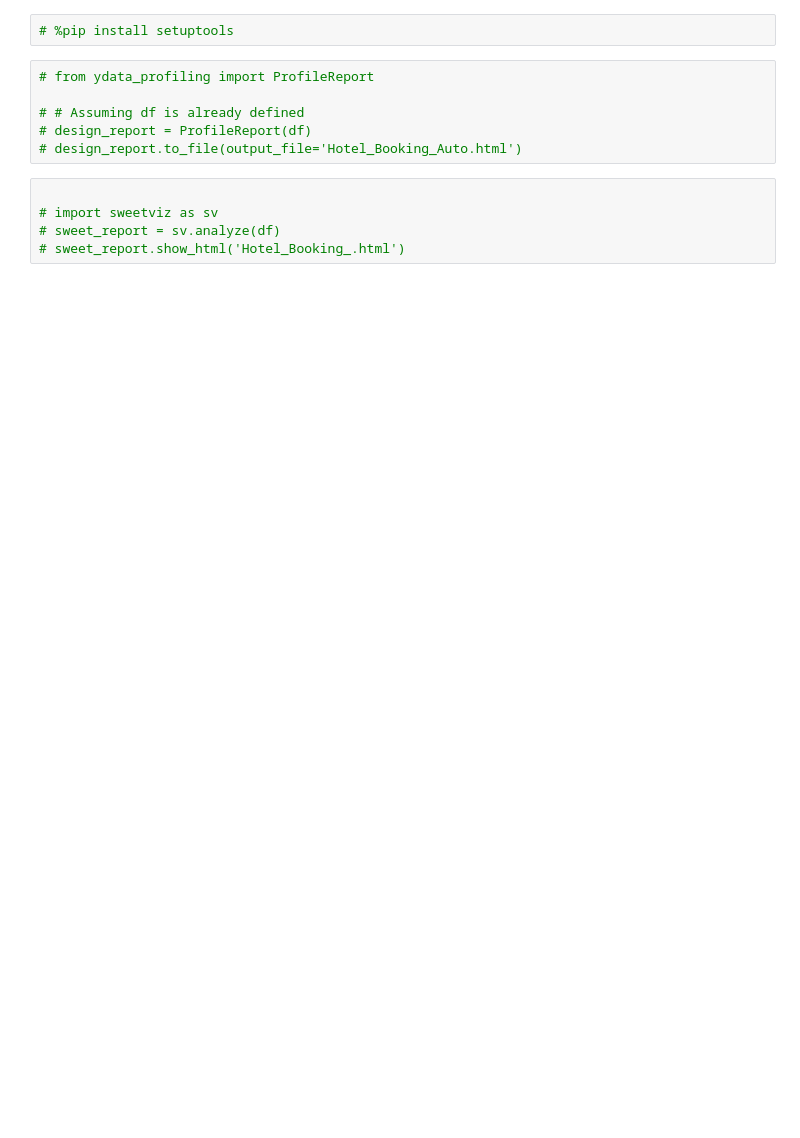
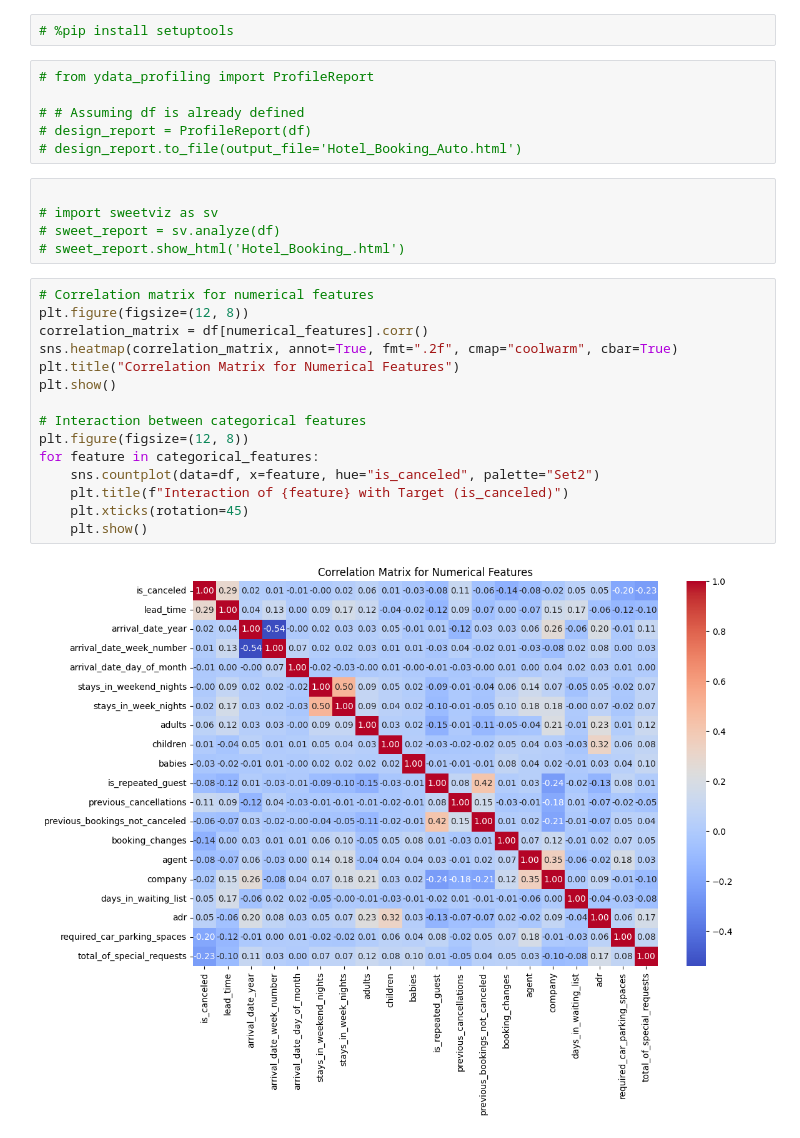
Before and after one commit to EitanKatz1/Hotel_bookin_demand, a Jupyter notebook: Hotel_bookin_demand_EDA.ipynb, the cells around one changed output. Cells and saved outputs as stored; diff of their text form; blank space fills up the shorter version.

```diff
--- a/Hotel_bookin_demand_EDA.ipynb
+++ b/Hotel_bookin_demand_EDA.ipynb
@@ -142,3 +142,20 @@ plt.show()
 # import sweetviz as sv
 # sweet_report = sv.analyze(df)
 # sweet_report.show_html('Hotel_Booking_.html')
+# %%
+# Correlation matrix for numerical features
+plt.figure(figsize=(12, 8))
+correlation_matrix = df[numerical_features].corr()
+sns.heatmap(correlation_matrix, annot=True, fmt=".2f", cmap="coolwarm", cbar=True)
+plt.title("Correlation Matrix for Numerical Features")
+plt.show()
+
+# Interaction between categorical features
+plt.figure(figsize=(12, 8))
+for feature in categorical_features:
+    sns.countplot(data=df, x=feature, hue="is_canceled", palette="Set2")
+    plt.title(f"Interaction of {feature} with Target (is_canceled)")
+    plt.xticks(rotation=45)
+    plt.show()
+# %% [output]
+[figure, added]
```
Also changed, not shown: parts of 12 cells of this notebook.
